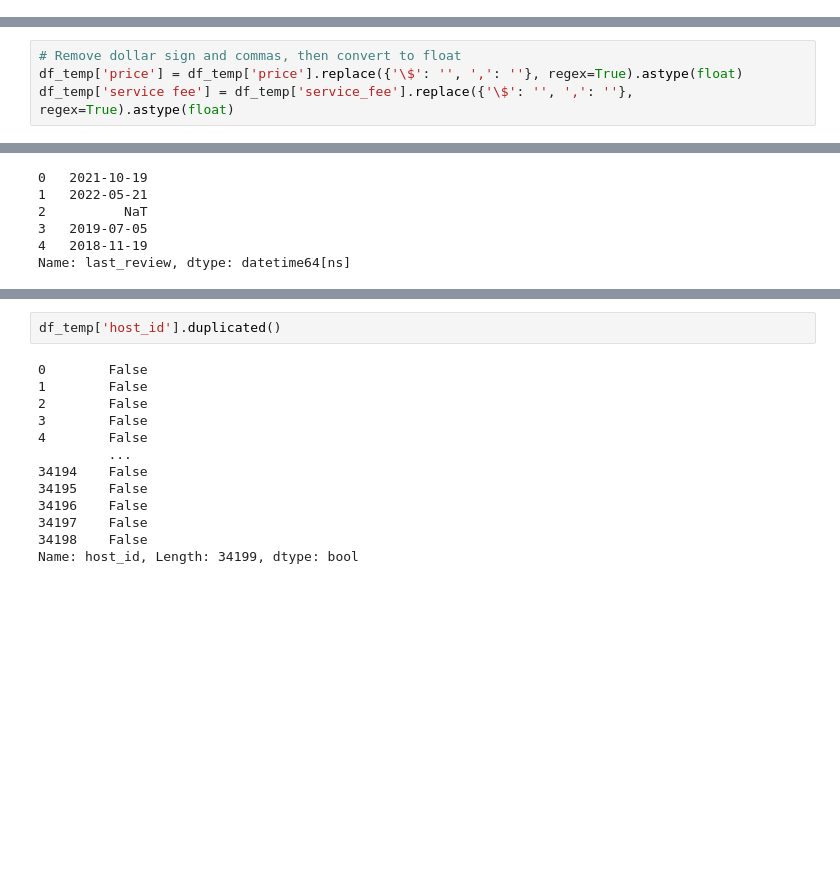
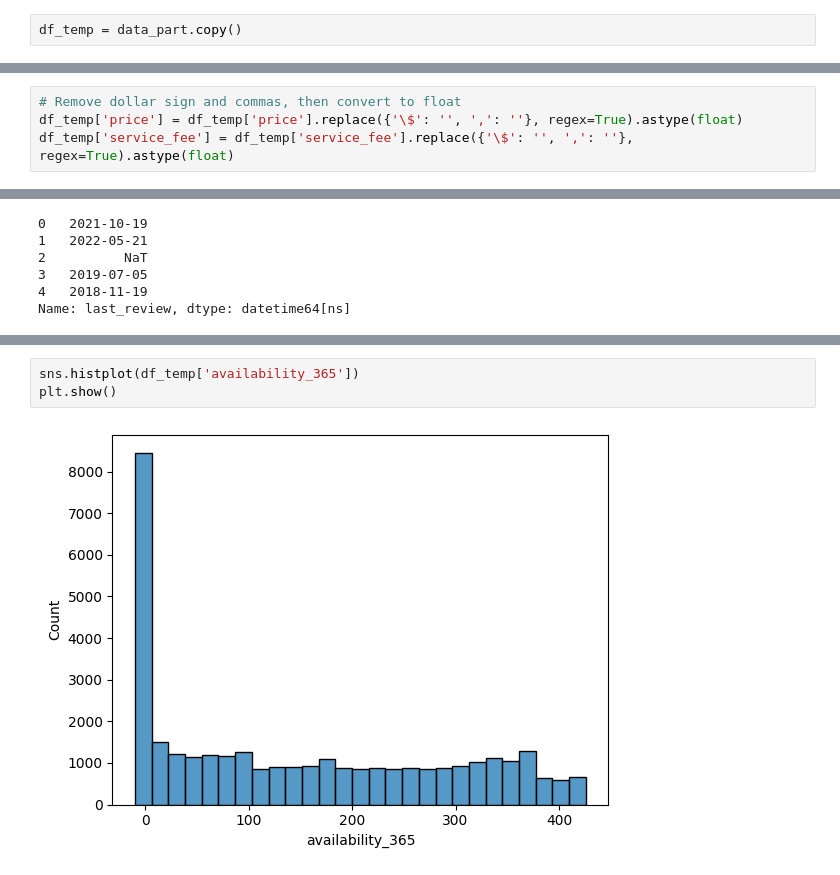
Before and after one commit to Sselimkoc/AirBnB-EDA, a Jupyter notebook: Airbnb.ipynb, the cells around one changed output, grey strips where cells are left out. Cells and saved outputs as stored; diff of their text form; blank space fills up the shorter version.

```diff
--- a/Airbnb.ipynb
+++ b/Airbnb.ipynb
@@ -192,3 +218,5 @@ df_temp = data_part.drop(columns_to_drop, axis=1)
+# %%
+df_temp = data_part.copy()
 # %%
 # Rename columns to standardize them, avoiding potential issues with case sensitivity and spaces in column names
 df_temp.columns = [col.lower().replace(" ","_") for col in df_temp.columns]
@@ -195,7 +234,7 @@ df_temp.columns = [col.lower().replace(" ","_") for col in df_temp.columns]
 # %%
 # Remove dollar sign and commas, then convert to float
 df_temp['price'] = df_temp['price'].replace({'\$': '', ',': ''}, regex=True).astype(float)
-df_temp['service fee'] = df_temp['service_fee'].replace({'\$': '', ',': ''}, regex=True).astype(float)
+df_temp['service_fee'] = df_temp['service_fee'].replace({'\$': '', ',': ''}, regex=True).astype(float)
 # %%
 df_temp.head(5)
 # %% [output]
@@ -224,15 +258,5 @@ fig.show()
-# %%
-df_temp['host_id'].duplicated()
-# %% [output]
-0        False
-1        False
-2        False
-3        False
-4        False
-         ...
-34194    False
-34195    False
-34196    False
-34197    False
-34198    False
-Name: host_id, Length: 34199, dtype: bool
+# %%
+sns.histplot(df_temp['availability_365'])
+plt.show()
+# %% [output]
+[figure, added]
```
Also changed, not shown: parts of 56 cells of this notebook.
